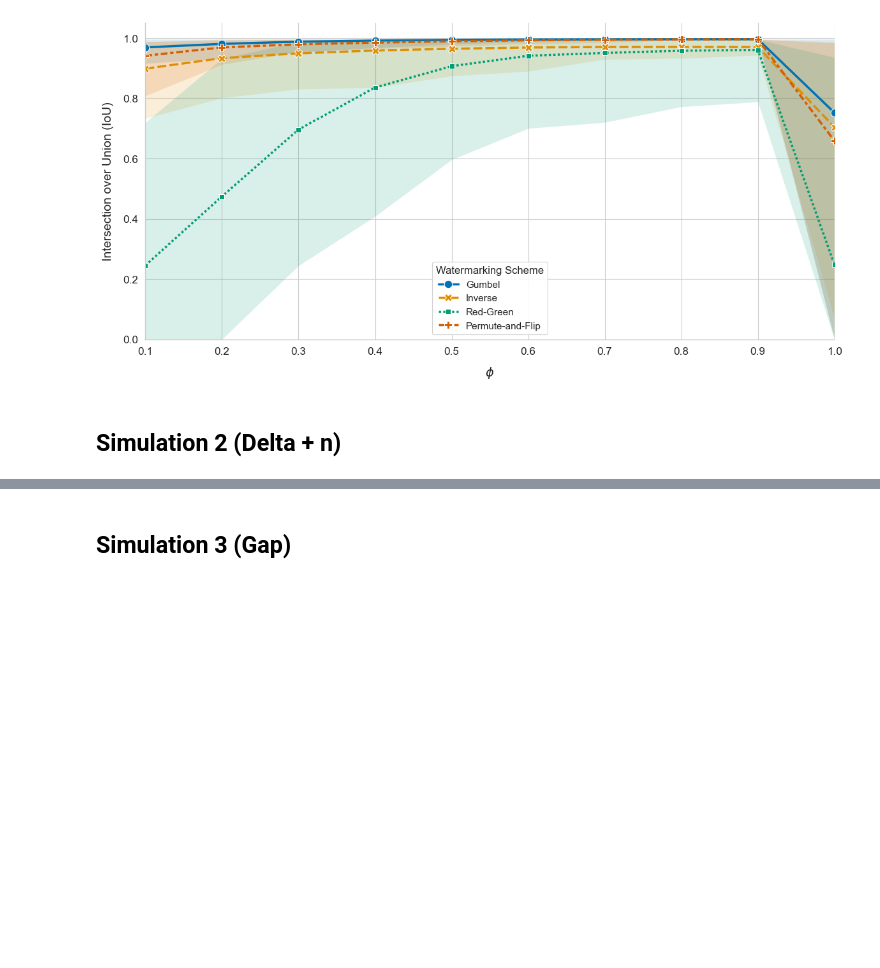
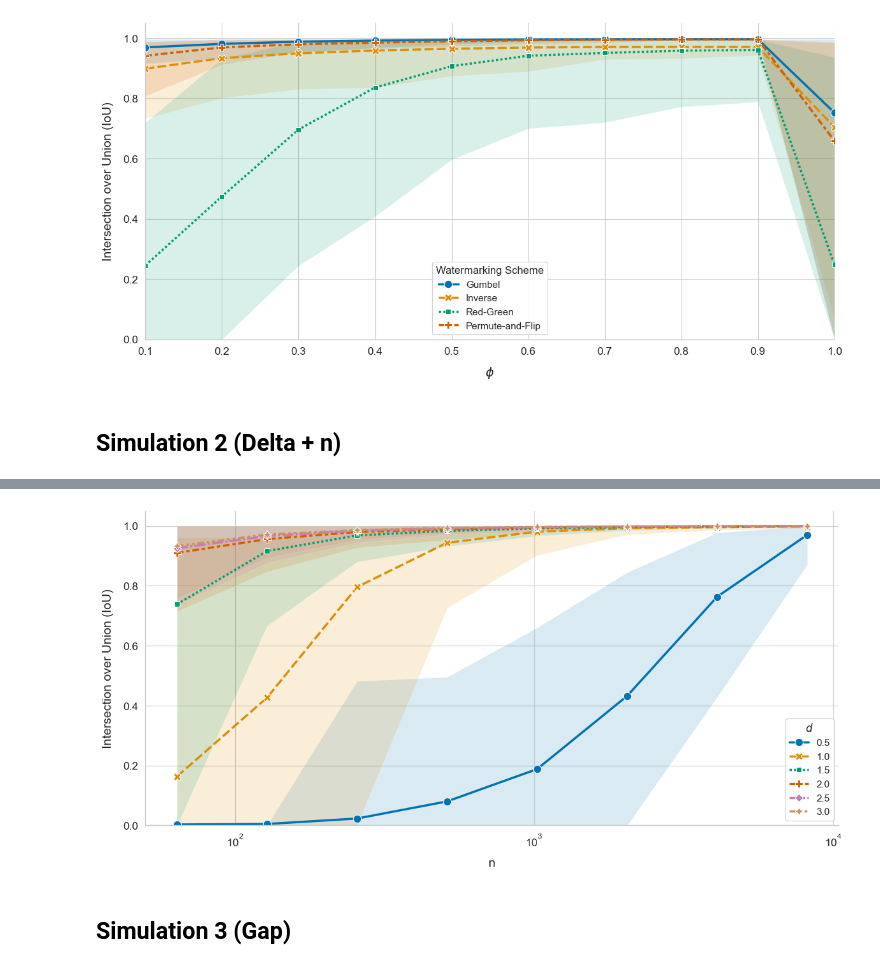
Before and after one commit to subroy13/WISER, a Jupyter notebook: scripts/simulation_plots.ipynb, the cells around one changed output, grey strips where cells are left out. Saved outputs shown, nothing was run; the diff lists cells and outputs as text; code cells hidden in the pictures; blank space fills up the shorter version.

```diff
--- a/scripts/simulation_plots.ipynb
+++ b/scripts/simulation_plots.ipynb
@@ -151,0 +154,5 @@ plt.show()
+# %%
+# read simulation 3 data
+df = pd.read_csv("../data/simulations/simulation2B_all_WISER.csv")
+df = df.loc[df['d'] <= 3]
+df
@@ -152,3 +178,58 @@ plt.show()
+# %%
+plt.figure(figsize=(12,6))
+sns.set_theme(style="whitegrid", context="paper", font_scale=1.4)
+
+x_col = "output_tokens"
+group_col = "d"
+df[group_col] = df[group_col].astype(str)
+
+# color friendly pallete
+unique_deltas = df[group_col].unique()
+palette = sns.color_palette("colorblind", n_colors=len(unique_deltas))
+delta_colors = dict(zip(unique_deltas, palette))
+
+# create confidence bands
+for delta in delta_colors:
+    subset = df[df[group_col] == delta].sort_values(x_col)
+    plt.fill_between(
+        subset[x_col],
+        subset['iou_lower'],
+        subset['iou_upper'],
+        color=delta_colors[delta],
+        alpha=0.15, # Transparency for the bands
+        edgecolor=None # No border on the band
+    )
+
+# main lineplot
+sns.lineplot(
+    data=df,
+    x=x_col,
+    y='iou',
+    hue=group_col,
+    style=group_col,
+    palette=delta_colors,
+    markers=True,
+    dashes=True,
+    linewidth=2.5,
+    markersize=9
+)
+
+# Labeling and axis
+plt.xlabel(f"n", fontsize=14, labelpad=10)
+plt.ylabel("Intersection over Union (IoU)", fontsize=14, labelpad=10)
+plt.ylim(0, 1.05)
+plt.xscale('log')
+
+# Customize the legend
+# moving it outside or to a "best" location
+plt.legend(title=f"$d$", title_fontsize=12, fontsize=11, loc='best', frameon=True, framealpha=0.9)
+
+# Remove top and right spines for a cleaner "academic" look
+sns.despine()
+plt.tight_layout()
+plt.show()
+# %% [output]
+[figure, added]
 # %% [markdown]
 ## Simulation 3 (Gap)
 # %%
```
Also changed, not shown: parts of 6 cells of this notebook, 9 other files.
